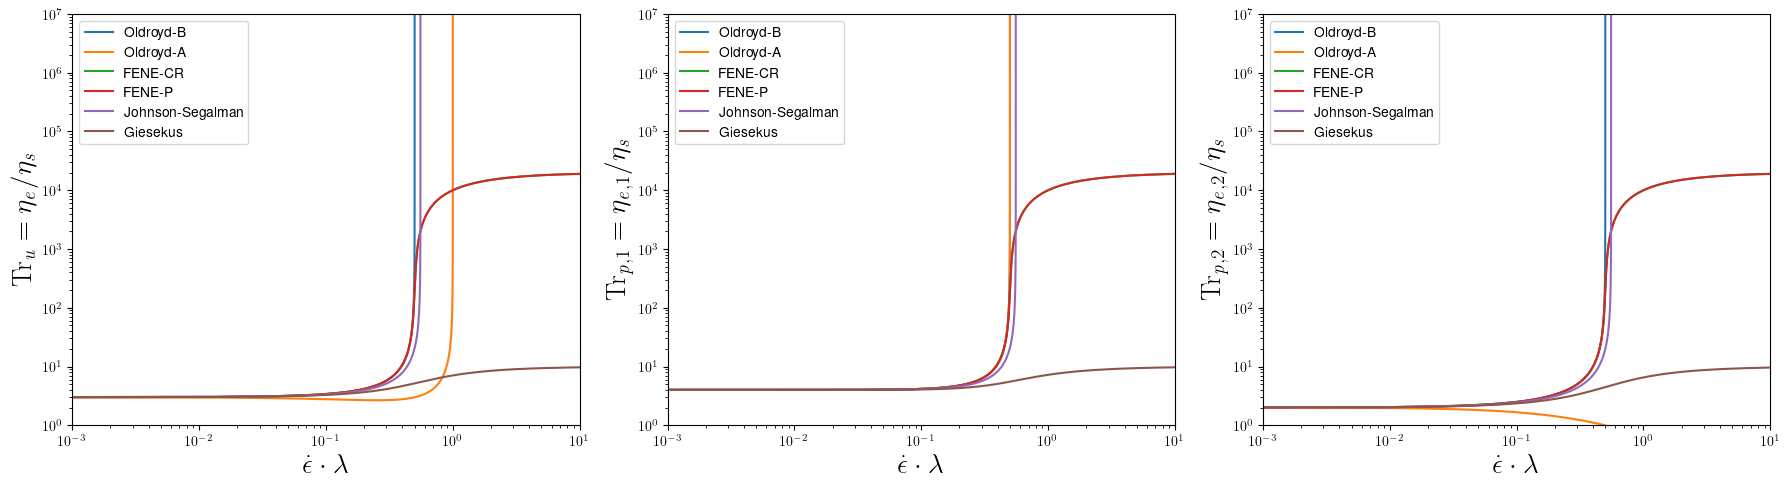
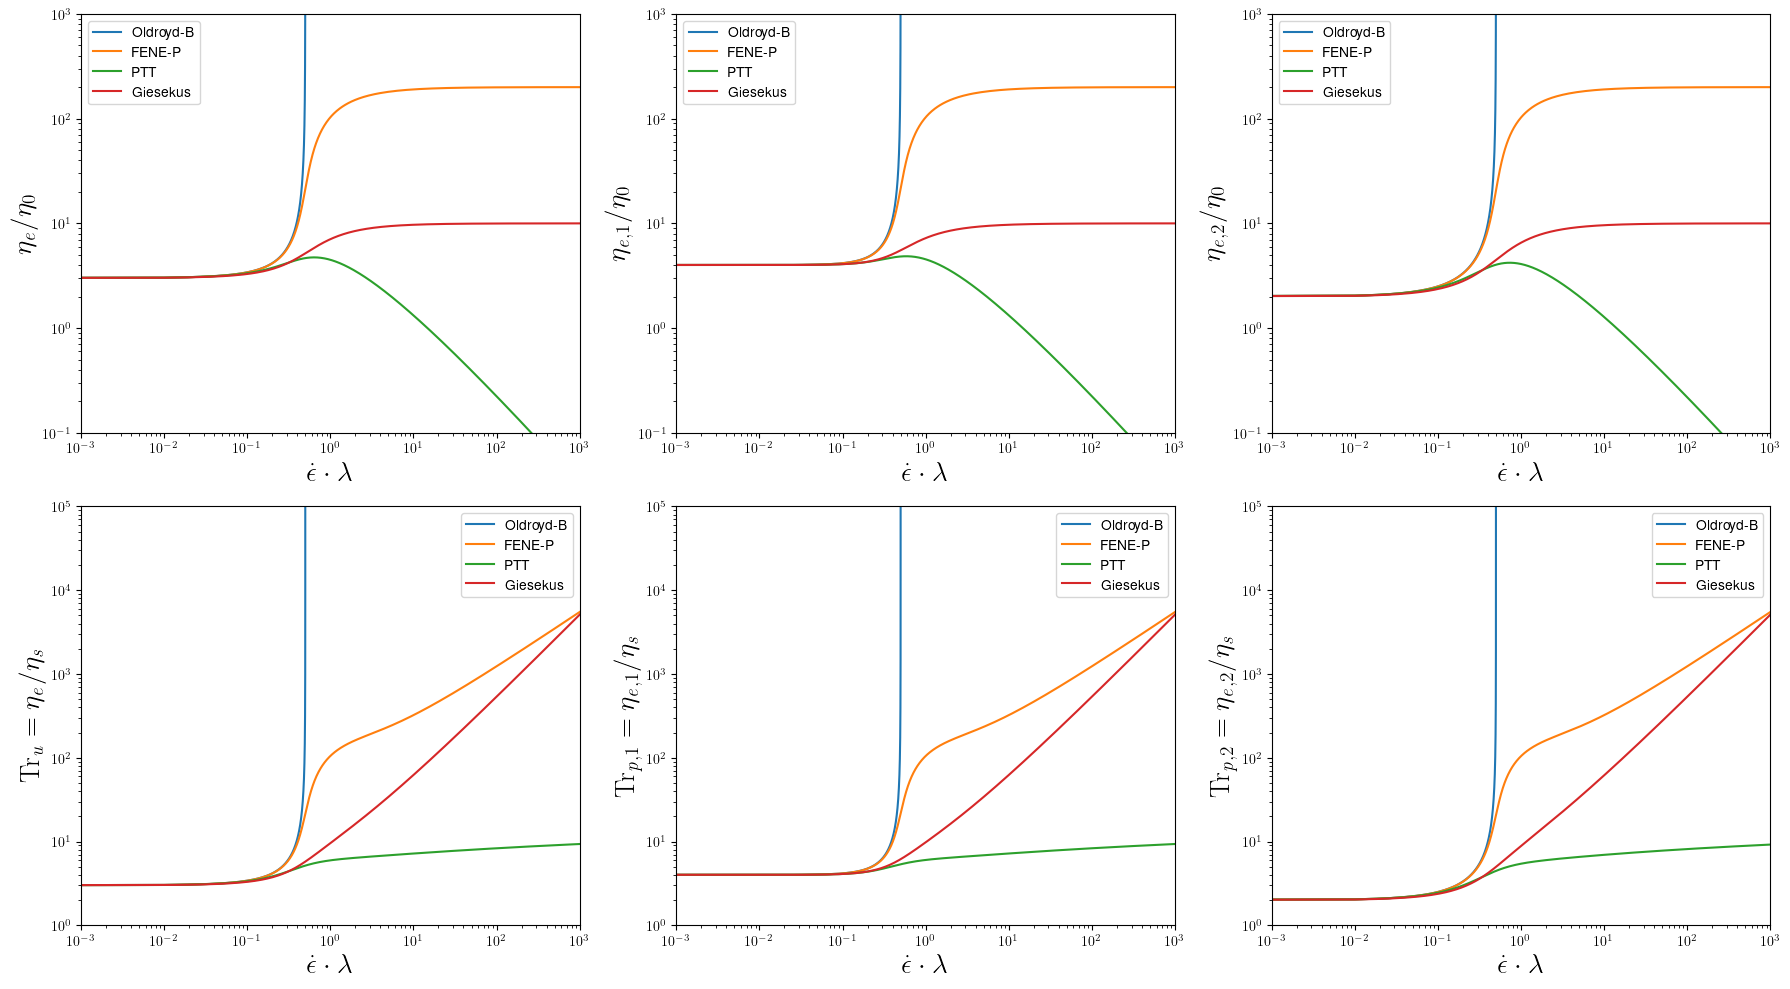
The change to this notebook cell's code, shown as a diff; its figure went from the first image to the second:
--- before
+++ after
@@ -1,14 +1,23 @@
-fig, axes = plt.subplots(1, 3, figsize=(18,5))
+fig, axes = plt.subplots(2, 3, figsize=(18,10))
 
 for idx, model in enumerate(models):
-    Wi_uniaxi, τ_uniaxi, Wi_planar, τ_planar = res[idx]
-    axes[0].plot(Wi_uniaxi, (τ_uniaxi[:,2,2]-τ_uniaxi[:,0,0])/Wi_uniaxi, label=model.name)
-    axes[1].plot(Wi_planar, (τ_planar[:,2,2]-τ_planar[:,0,0])/Wi_planar, label=model.name)
-    axes[2].plot(Wi_planar, (τ_planar[:,2,2]-τ_planar[:,1,1])/Wi_planar, label=model.name)
+    Wi_uniaxi, τ_uniaxi, τ_ushear, Wi_planar, τ_planar, τ_pshear = res[idx]
+    axes[0,0].plot(Wi_uniaxi, (τ_uniaxi[:,2,2]-τ_uniaxi[:,0,0])/Wi_uniaxi, label=model.name)
+    axes[0,1].plot(Wi_planar, (τ_planar[:,2,2]-τ_planar[:,0,0])/Wi_planar, label=model.name)
+    axes[0,2].plot(Wi_planar, (τ_planar[:,2,2]-τ_planar[:,1,1])/Wi_planar, label=model.name)
 
-axes[0].set_ylabel("$\\mathrm{Tr}_\\mathit{u} = \\eta_\\mathit{e} / \\eta_\\mathit{s}$", size=20)
-axes[1].set_ylabel("$\\mathrm{Tr}_{\\mathit{p},1} = \\eta_{\\mathit{e},1} / \\eta_\\mathit{s}$", size=20)
-axes[2].set_ylabel("$\\mathrm{Tr}_{\\mathit{p},2} = \\eta_{\\mathit{e},2} / \\eta_\\mathit{s}$", size=20)
-for ax in axes:
+    axes[1,0].plot(Wi_uniaxi, (τ_uniaxi[:,2,2]-τ_uniaxi[:,0,0])/τ_ushear[:,0,1], label=model.name)
+    axes[1,1].plot(Wi_planar, (τ_planar[:,2,2]-τ_planar[:,0,0])/τ_pshear[:,0,1], label=model.name)
+    axes[1,2].plot(Wi_planar, (τ_planar[:,2,2]-τ_planar[:,1,1])/τ_pshear[:,0,1], label=model.name)
+
+
+axes[0,0].set_ylabel("$\\eta_\\mathit{e} / \\eta_0$", size=20)
+axes[0,1].set_ylabel("$\\eta_{\\mathit{e},1} / \\eta_0$", size=20)
+axes[0,2].set_ylabel("$\\eta_{\\mathit{e},2} / \\eta_0$", size=20)
+
+axes[1,0].set_ylabel("$\\mathrm{Tr}_\\mathit{u} = \\eta_\\mathit{e} / \\eta_\\mathit{s}$", size=20)
+axes[1,1].set_ylabel("$\\mathrm{Tr}_{\\mathit{p},1} = \\eta_{\\mathit{e},1} / \\eta_\\mathit{s}$", size=20)
+axes[1,2].set_ylabel("$\\mathrm{Tr}_{\\mathit{p},2} = \\eta_{\\mathit{e},2} / \\eta_\\mathit{s}$", size=20)
+for ax in axes.flatten():
     ax.set_xlabel("$\\dot{{\\epsilon}} \\cdot \\lambda$", size=20)
     ax.set_xscale("log")
@@ -16,7 +25,13 @@
     ax.set_xlim([1e-3,Wimax])
     ax.legend()
-axes[0].set_ylim([1e0,1e7])
-axes[1].set_ylim([1e0,1e7])
-axes[2].set_ylim([1e0,1e7])
+
+axes[0,0].set_ylim([1e-1,1e3])
+axes[0,1].set_ylim([1e-1,1e3])
+axes[0,2].set_ylim([1e-1,1e3])
+
+axes[1,0].set_ylim([1e0,1e5])
+axes[1,1].set_ylim([1e0,1e5])
+axes[1,2].set_ylim([1e0,1e5])
+
 plt.tight_layout()
 plt.show()

Commit: Correct Trouton ratio definition